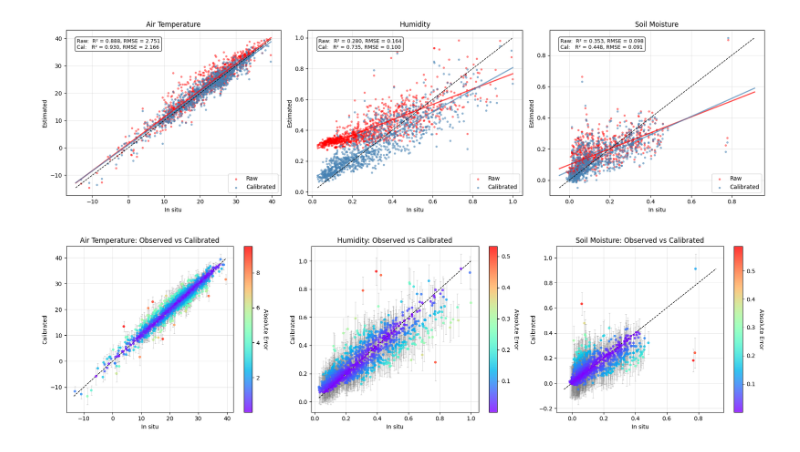
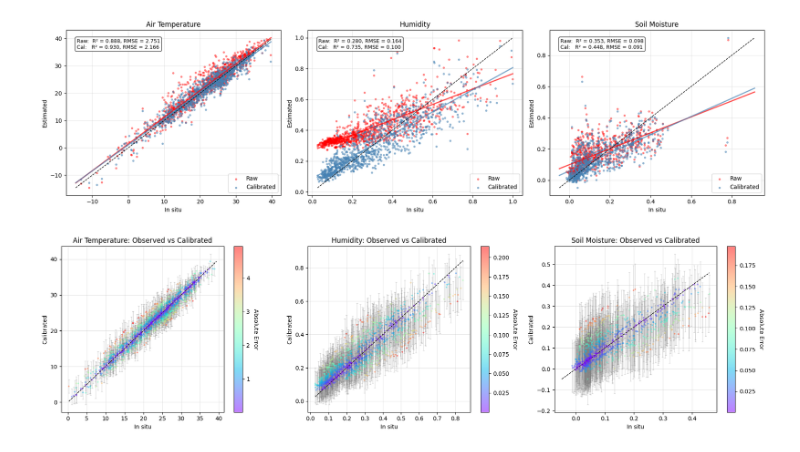
Before and after one commit to gregory-halverson-jpl/JET3, a Jupyter notebook: notebooks/Meteorology Calibration.ipynb, the cells around one changed output. Drawn from its saved outputs; the diff is of its cells as text; code cells hidden in the pictures.

Commit message:
filtering outliers in scatterplots

```diff
--- a/notebooks/Meteorology Calibration.ipynb
+++ b/notebooks/Meteorology Calibration.ipynb
@@ -471,6 +510,25 @@ for col_idx, (obs_col, cal_col, uq_col, label) in enumerate(errorbar_specs):
 
     # Calculate absolute error for coloring
     aligned["abs_error"] = (aligned["cal"] - aligned["obs"]).abs()
+
+    # Remove outliers using IQR method on absolute error, obs, and cal values
+    Q1_err = aligned["abs_error"].quantile(0.25)
+    Q3_err = aligned["abs_error"].quantile(0.75)
+    IQR_err = Q3_err - Q1_err
+
+    Q1_obs = aligned["obs"].quantile(0.25)
+    Q3_obs = aligned["obs"].quantile(0.75)
+    IQR_obs = Q3_obs - Q1_obs
+
+    Q1_cal = aligned["cal"].quantile(0.25)
+    Q3_cal = aligned["cal"].quantile(0.75)
+    IQR_cal = Q3_cal - Q1_cal
+
+    aligned = aligned[
+        (aligned["abs_error"] >= Q1_err - 1.5 * IQR_err) & (aligned["abs_error"] <= Q3_err + 1.5 * IQR_err) &
+        (aligned["obs"] >= Q1_obs - 1.5 * IQR_obs) & (aligned["obs"] <= Q3_obs + 1.5 * IQR_obs) &
+        (aligned["cal"] >= Q1_cal - 1.5 * IQR_cal) & (aligned["cal"] <= Q3_cal + 1.5 * IQR_cal)
+    ]
 
     # Plot error bars with color mapping (behind points)
     for idx in aligned.index:
@@ -484,33 +542,33 @@ for col_idx, (obs_col, cal_col, uq_col, label) in enumerate(errorbar_specs):
             capsize=1.5,
             alpha=0.3,
             zorder=1,
         )
 
     # Scatter plot colored by absolute error (on top of error bars)
     scatter = axes[col_idx].scatter(
         aligned["obs"],
         aligned["cal"],
         c=aligned["abs_error"],
-        s=20,
-        alpha=0.8,
+        s=8,
+        alpha=0.5,
         cmap="rainbow",
         edgecolors="none",
         zorder=3,
     )
 
     min_lim = min(aligned["obs"].min(), aligned["cal"].min())
     max_lim = max(aligned["obs"].max(), aligned["cal"].max())
     axes[col_idx].plot([min_lim, max_lim], [min_lim, max_lim], "k--", linewidth=1)
     axes[col_idx].set_title(f"{label}: Observed vs Calibrated")
     axes[col_idx].set_xlabel("In situ")
     axes[col_idx].set_ylabel("Calibrated")
     axes[col_idx].grid(True, alpha=0.3)
 
     # Add colorbar
     cbar = plt.colorbar(scatter, ax=axes[col_idx])
     cbar.set_label("Absolute Error", rotation=270, labelpad=15)
 
 plt.tight_layout()
 plt.show()
 # %% [output]
-[figure, old version]
+[figure, new version]
```
Also changed, not shown: parts of 1 cell of this notebook.
